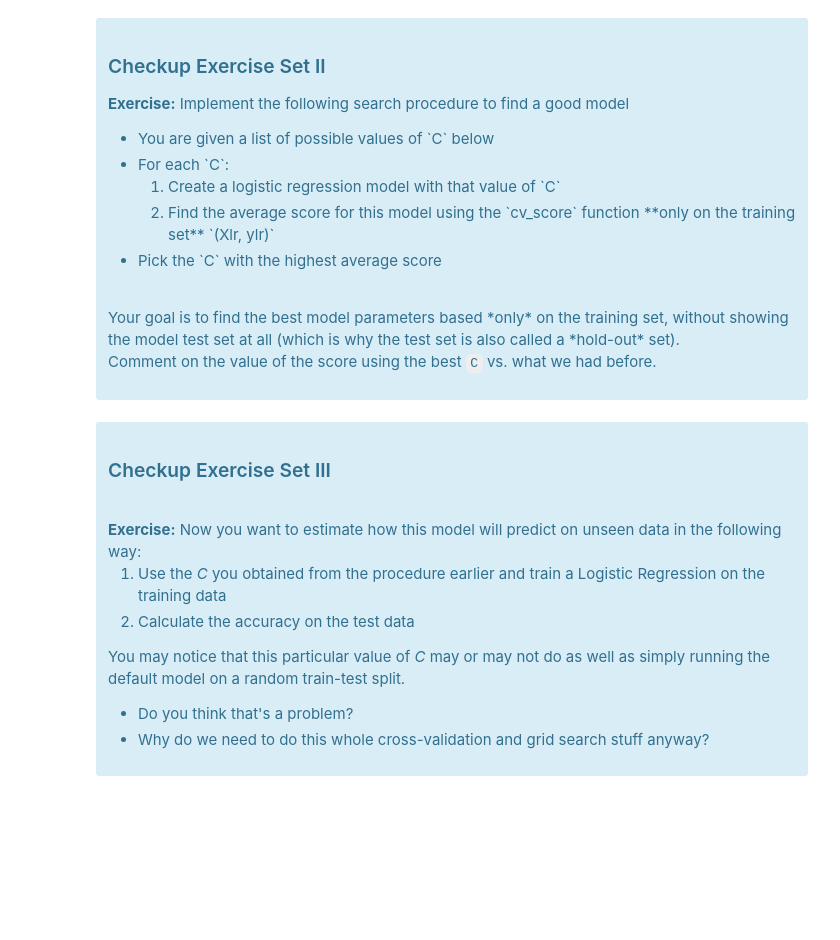
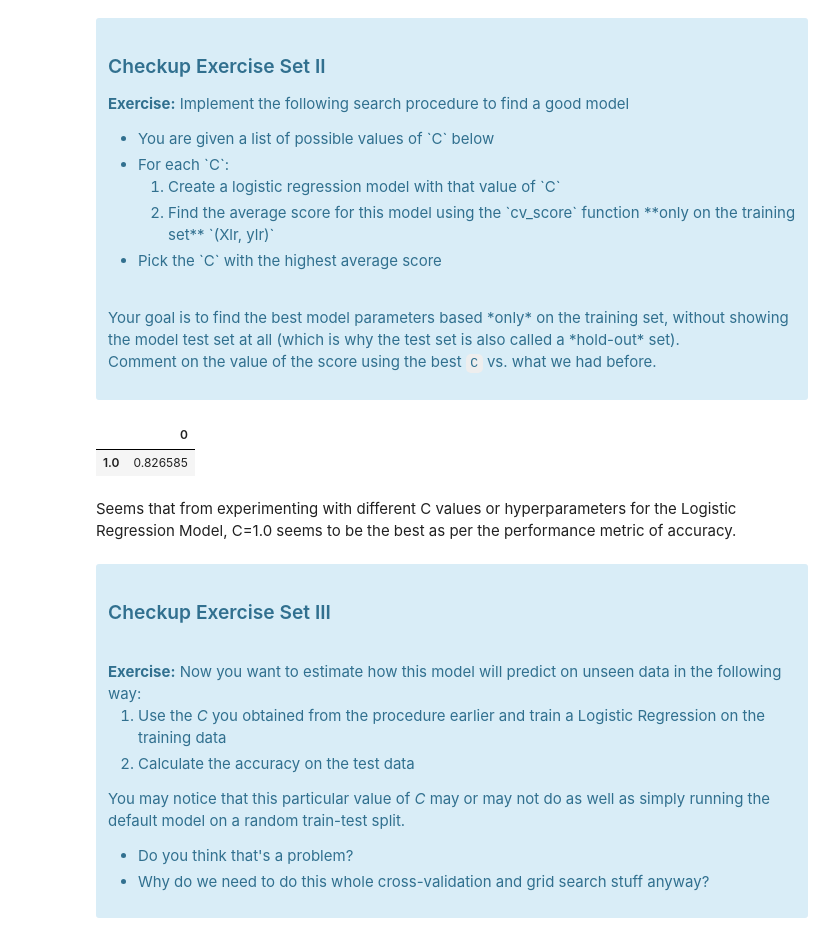
Before and after one commit to tpoozhikala/Springboard, a Jupyter notebook: Logistic_Regression_Advanced_Case_Study/Logistic_Regression_Advanced_Case_Study.ipynb, the cells around one changed output. Drawn from its saved outputs; the diff is of its cells as text; code cells hidden in the pictures; blank space fills up the shorter version.

Commit message:
Determined best C value given training data based on metric of accuracy for Logistic Regression Model

```diff
--- a/Logistic_Regression_Advanced_Case_Study/Logistic_Regression_Advanced_Case_Study.ipynb
+++ b/Logistic_Regression_Advanced_Case_Study/Logistic_Regression_Advanced_Case_Study.ipynb
@@ -1224,3 +1217,23 @@ Cs = [0.001, 0.1, 1, 10, 100]
+# %%
+#
+# the grid of parameters to search over
+#
+Cs = [0.001, 0.1, 1, 10, 100]
+scores = []
+#
+# your turn
+
+for i in range(len(Cs)):
+    clf = LogisticRegression(solver = 'liblinear', max_iter = 500, C=Cs[i])
+    score = cv_score(clf, Xlr, ylr)
+    scores.append(score)
+values_df = pd.DataFrame(index = Cs, data = scores)
+values_df[values_df[0]== values_df[0].max()] #Code to locate max C found on https://stackoverflow.com/questions/15741759/find-maximum-value-of-a-column-and-return-the-corresponding-row-values-using-pan
+# %% [output]
+|  | 0 |
+| 1.0 | 0.826585 |
+# %% [markdown]
+Seems that from experimenting with different C values or hyperparameters for the Logistic Regression Model, C=1.0 seems to be the best as per the performance metric of accuracy.
 # %% [markdown]
 <div class="span5 alert alert-info">
 <h3>Checkup Exercise Set III</h3><br>
```
Also changed, not shown: parts of 3 cells of this notebook.
